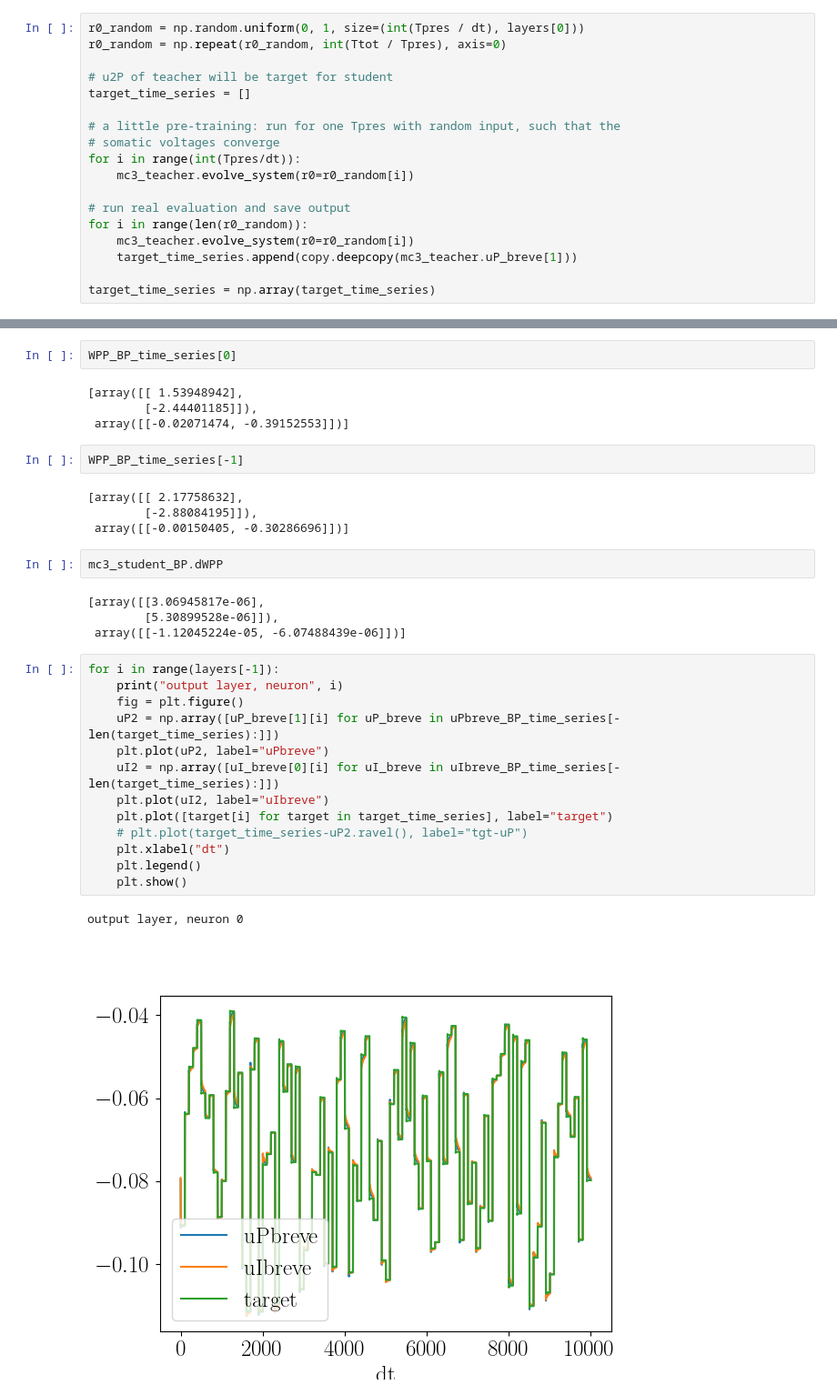
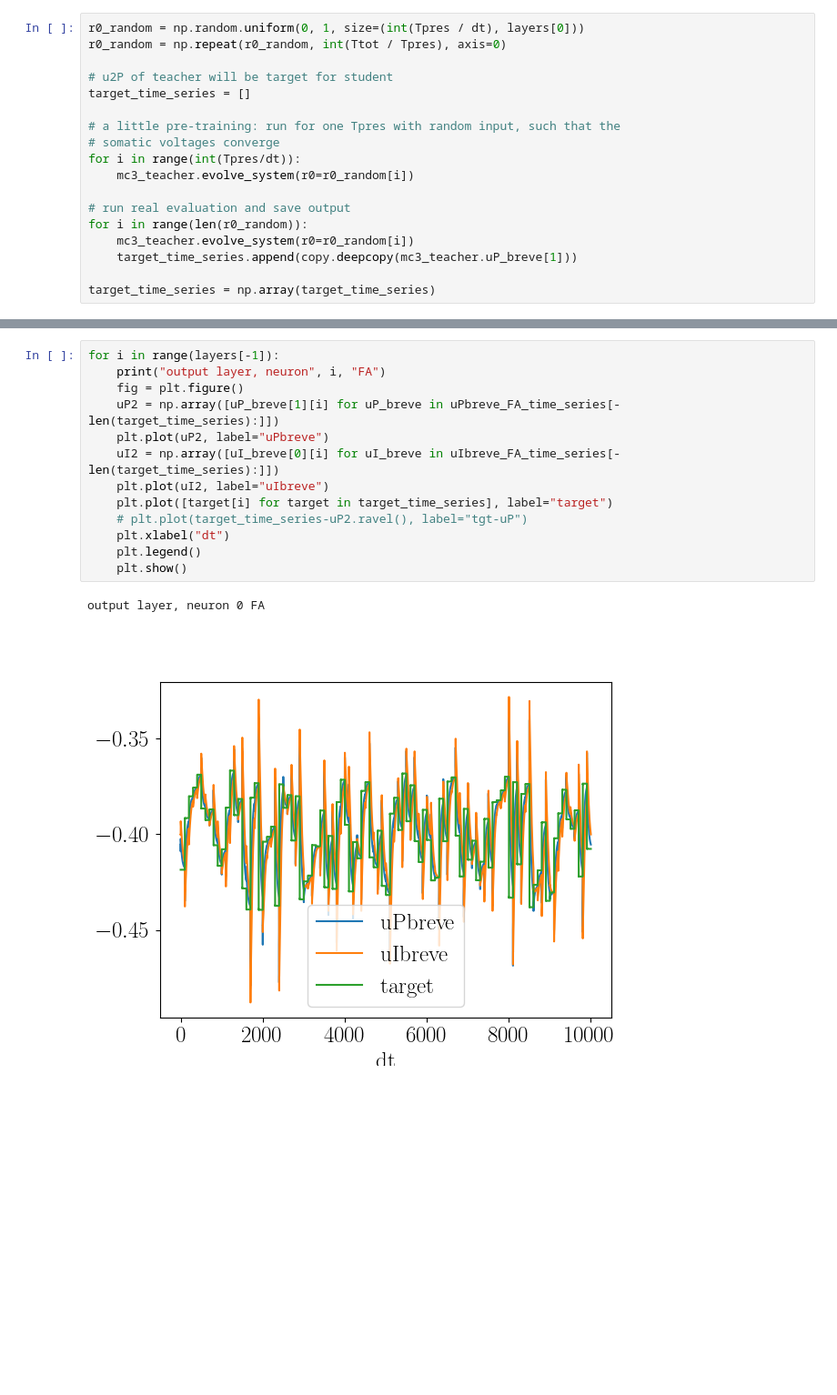
Before and after one commit to kma-code/Phaseless-Alignment-Learning, a Jupyter notebook: RtDeep/RtDeep simple demo.ipynb, the cells around one changed output, grey strips where cells are left out. Shown at 91% size. Drawn from its saved outputs; the diff is of its cells as text; blank space fills up the shorter version.

```diff
--- a/RtDeep/RtDeep simple demo.ipynb
+++ b/RtDeep/RtDeep simple demo.ipynb
@@ -922,34 +894,16 @@ mc3_teacher.WPP
-# %%
-WPP_BP_time_series[0]
-# %% [output]
-[array([[ 1.53948942],
-        [-2.44401185]]),
- array([[-0.02071474, -0.39152553]])]
-# %%
-WPP_BP_time_series[-1]
-# %% [output]
-[array([[ 2.17758632],
-        [-2.88084195]]),
- array([[-0.00150405, -0.30286696]])]
-# %%
-mc3_student_BP.dWPP
-# %% [output]
-[array([[3.06945817e-06],
-        [5.30899528e-06]]),
- array([[-1.12045224e-05, -6.07488439e-06]])]
-# %%
-for i in range(layers[-1]):
-    print("output layer, neuron", i)
-    fig = plt.figure()
-    uP2 = np.array([uP_breve[1][i] for uP_breve in uPbreve_BP_time_series[-len(target_time_series):]])
-    plt.plot(uP2, label="uPbreve")
-    uI2 = np.array([uI_breve[0][i] for uI_breve in uIbreve_BP_time_series[-len(target_time_series):]])
-    plt.plot(uI2, label="uIbreve")
-    plt.plot([target[i] for target in target_time_series], label="target")
-    # plt.plot(target_time_series-uP2.ravel(), label="tgt-uP")
-    plt.xlabel("dt")
-    plt.legend()
-    plt.show()
-# %% [output]
-output layer, neuron 0
-[figure, removed]
+# %%
+for i in range(layers[-1]):
+    print("output layer, neuron", i, "FA")
+    fig = plt.figure()
+    uP2 = np.array([uP_breve[1][i] for uP_breve in uPbreve_FA_time_series[-len(target_time_series):]])
+    plt.plot(uP2, label="uPbreve")
+    uI2 = np.array([uI_breve[0][i] for uI_breve in uIbreve_FA_time_series[-len(target_time_series):]])
+    plt.plot(uI2, label="uIbreve")
+    plt.plot([target[i] for target in target_time_series], label="target")
+    # plt.plot(target_time_series-uP2.ravel(), label="tgt-uP")
+    plt.xlabel("dt")
+    plt.legend()
+    plt.show()
+# %% [output]
+output layer, neuron 0 FA
+[figure, added]
```
Also changed, not shown: parts of 21 cells of this notebook, 1 other file.
